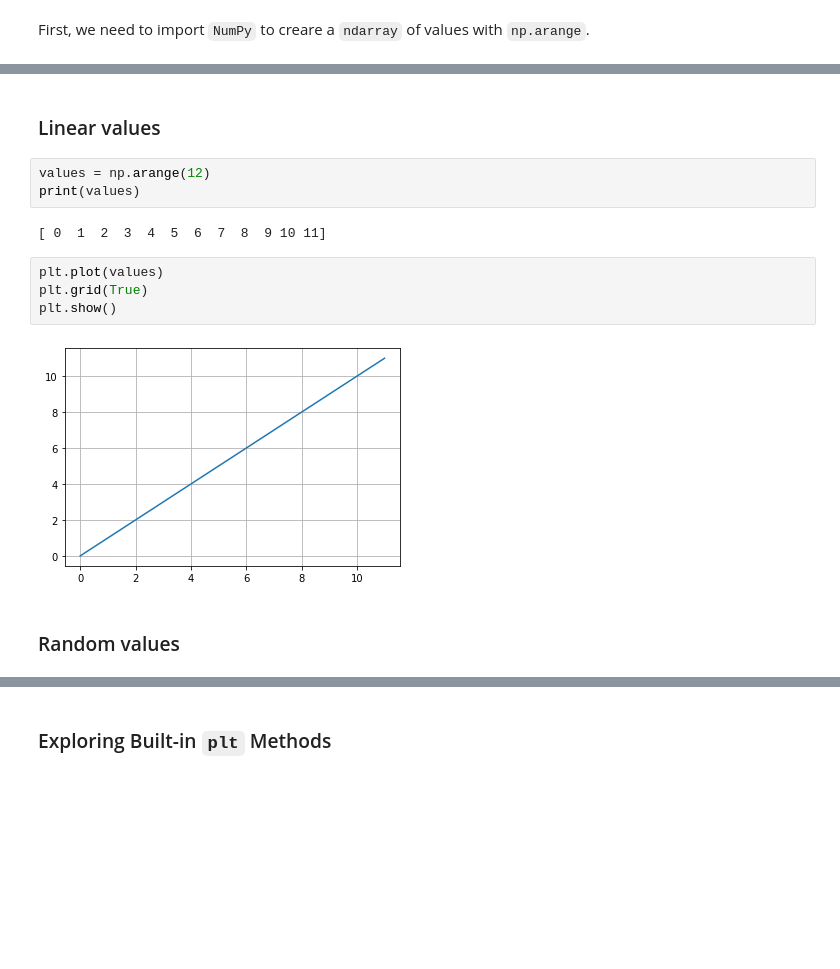
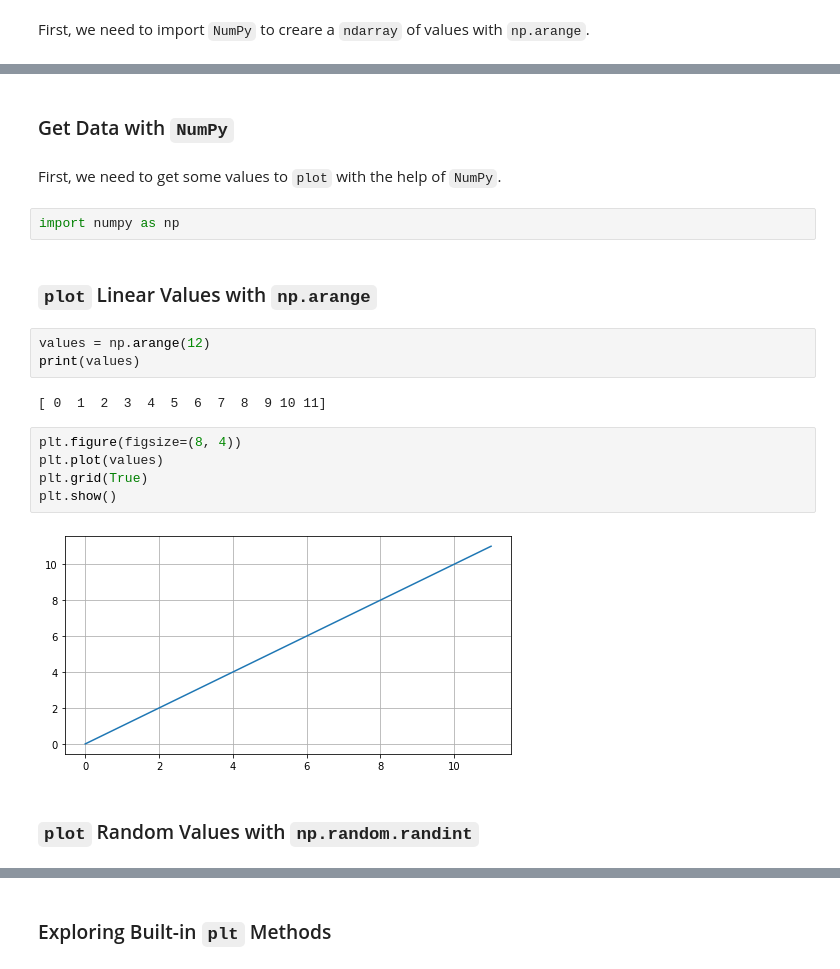
Before and after one commit to implse/Introduction_to_Matplotlib, a Jupyter notebook: Introduction_To_Matplotlib.ipynb, the cells around one changed output, grey strips where cells are left out. Saved outputs shown, nothing was run; the diff lists cells and outputs as text; blank space fills up the shorter version.

```diff
--- a/Introduction_To_Matplotlib.ipynb
+++ b/Introduction_To_Matplotlib.ipynb
@@ -35,18 +27,25 @@ import numpy as np
+# %% [markdown]
+### Get Data with `NumPy`
+# %% [markdown]
+First, we need to get some values to `plot` with the help of `NumPy`.
+# %%
+import numpy as np
 # %% [markdown]
-### Linear values
+### `plot` Linear Values with `np.arange`
 # %%
 values = np.arange(12)
 print(values)
 # %% [output]
 [ 0  1  2  3  4  5  6  7  8  9 10 11]
 # %%
+plt.figure(figsize=(8, 4))
 plt.plot(values)
 plt.grid(True)
 plt.show()
 # %% [output]
-[figure, old version]
+[figure, new version]
 # %% [markdown]
-### Random values
+### `plot` Random Values with `np.random.randint`
 # %%
 height = np.random.randint(1, 12, size=12)
 print(height)
```
Also changed, not shown: parts of 23 cells of this notebook.
